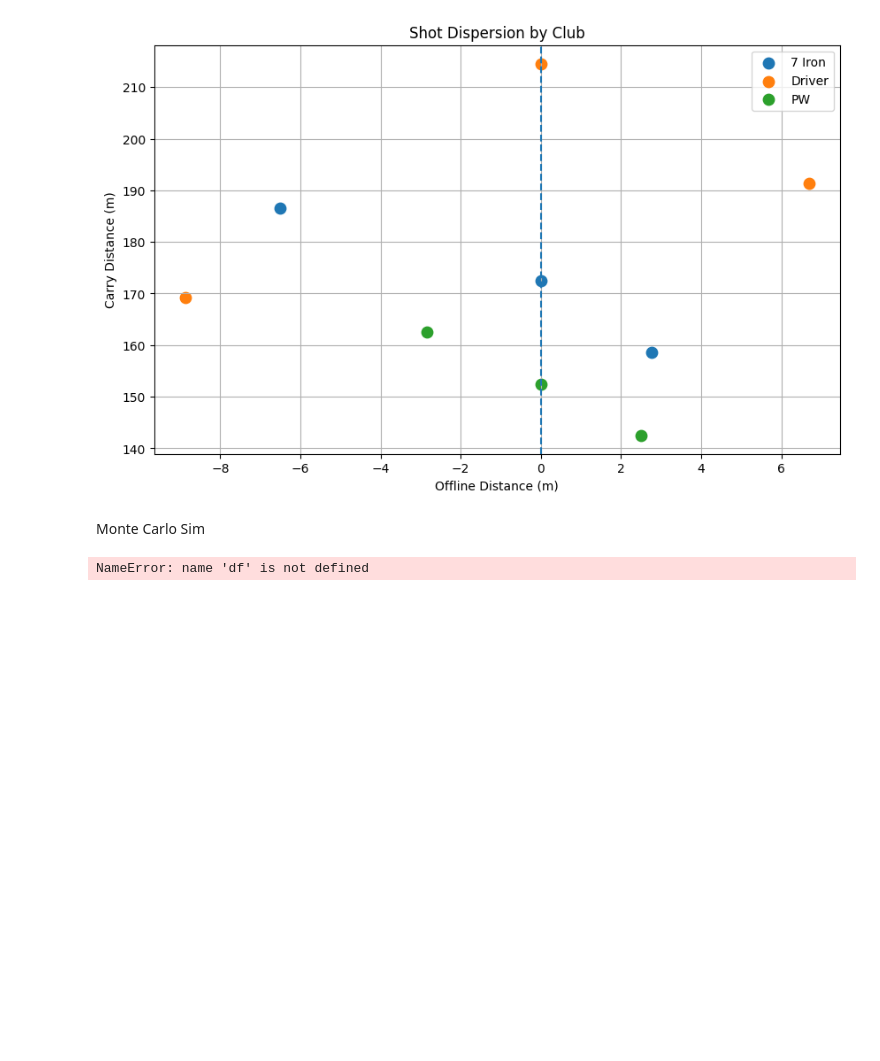
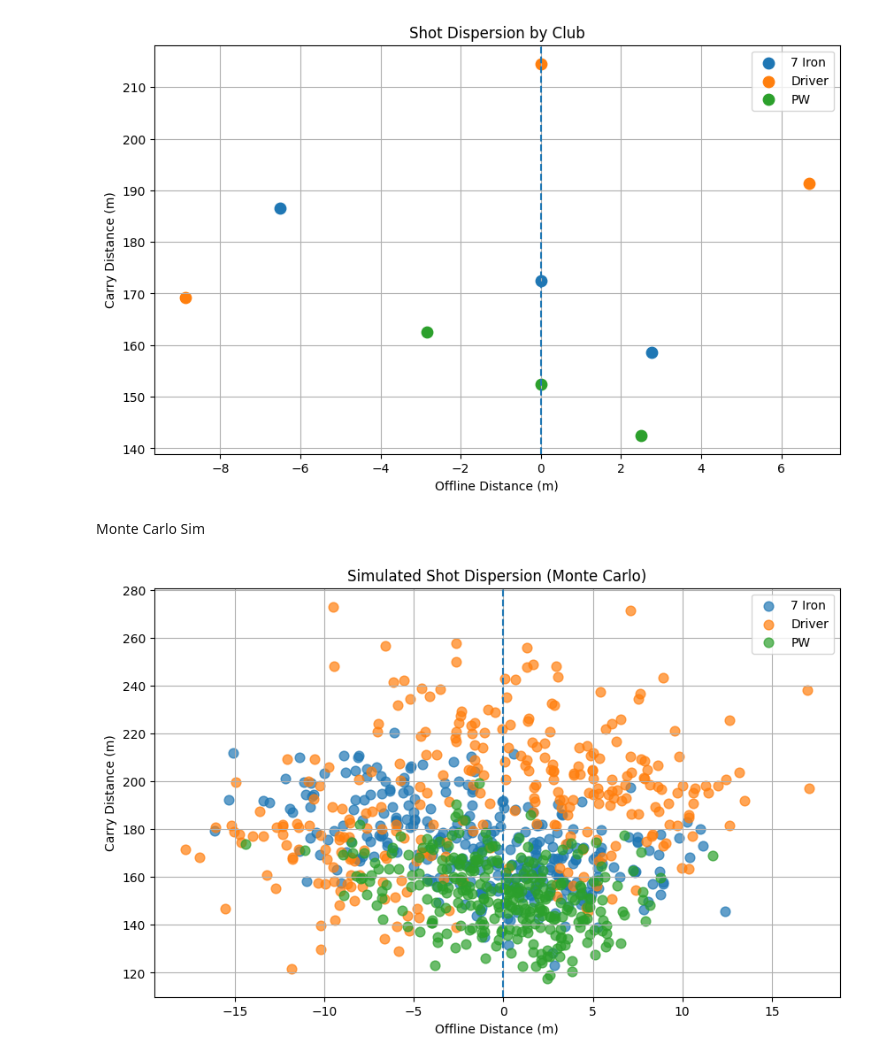
Before and after one commit to JP-Craig/golf-sim-lab, a Jupyter notebook: notebooks/01_shot_dispersion_analyzer.ipynb, the cells around one changed output. Cells and saved outputs as stored; diff of their text form; code cells hidden in the pictures; blank space fills up the shorter version.

Commit message:
Revised parameters for Monte Carlo Simulation for shot dispersion

```diff
--- a/notebooks/01_shot_dispersion_analyzer.ipynb
+++ b/notebooks/01_shot_dispersion_analyzer.ipynb
@@ -74,7 +74,7 @@ Monte Carlo Sim
 # %%
 import numpy as np
 
-def simulate_shots(row, n=10):
+def simulate_shots(row, n=1000):
     shots = []
 
     for _ in range(n):
@@ -106,18 +106,18 @@ for _, row in df.iterrows():
         })
 
 sim_df = pd.DataFrame(sim_data)
-# %% [output]
-NameError: name 'df' is not defined
 # %%
 plt.figure(figsize=(10, 6))
 
 for club, group in sim_df.groupby("club"):
-    plt.scatter(group["carry_y"], group["carry_x"], label=club, alpha=0.3)
+    plt.scatter(group["carry_y"], group["carry_x"], label=club, alpha=0.7, s=60)
 
 plt.axvline(0, linestyle="--")
 plt.xlabel("Offline Distance (m)")
 plt.ylabel("Carry Distance (m)")
 plt.title("Simulated Shot Dispersion (Monte Carlo)")
 plt.legend()
 plt.grid(True)
 plt.show()
+# %% [output]
+[figure, added]
```
